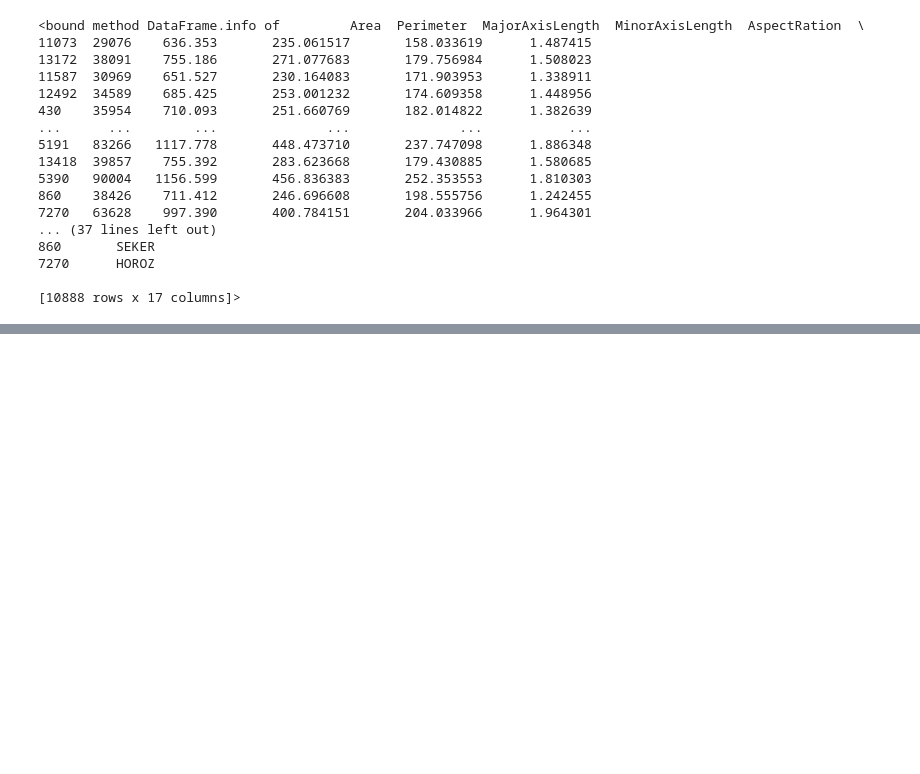
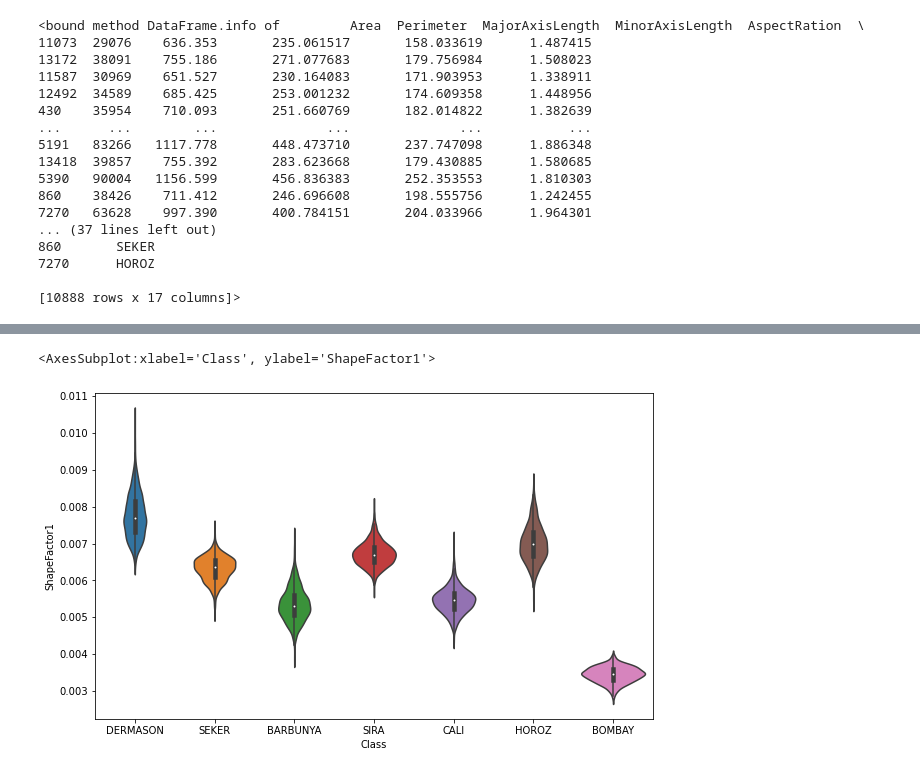
Before and after one commit to DeptuchMateusz/Bean-Classification, a Jupyter notebook: project.ipynb, the cells around one changed output, grey strips where cells are left out. Saved outputs shown, nothing was run; the diff lists cells and outputs as text; code cells hidden in the pictures; blank space fills up the shorter version.

```diff
--- a/project.ipynb
+++ b/project.ipynb
@@ -78,0 +97,7 @@ NameError: name 'our_data' is not defined
+# %%
+#rozkład shapefactor względem klasy
+plt.figure(figsize=(10, 6))
+sns.violinplot(x='Class', y='ShapeFactor1', data=df)
+# %% [output]
+<AxesSubplot:xlabel='Class', ylabel='ShapeFactor1'>
+[figure, added]
```
Also changed, not shown: parts of 5 cells of this notebook.
